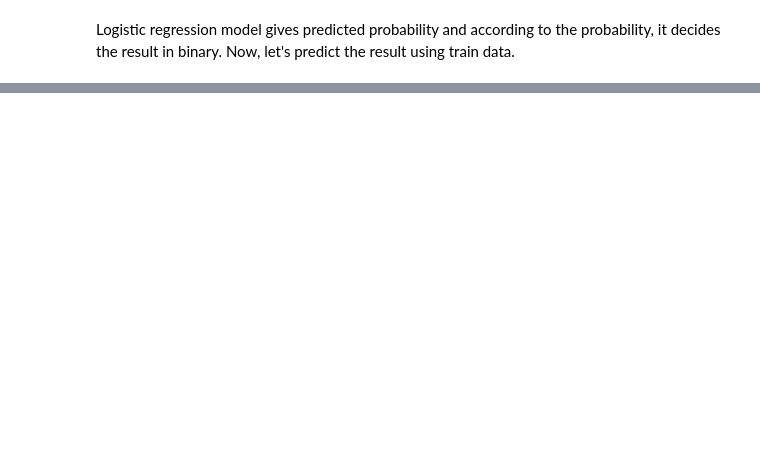
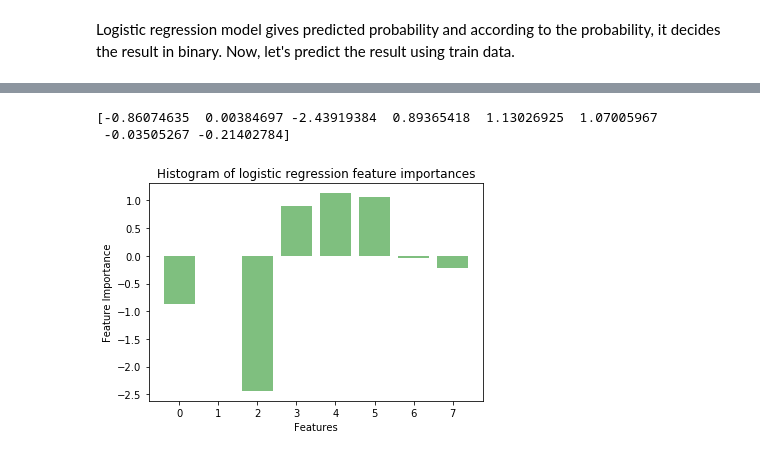
Before and after one commit to munachisonwadike/decision_trees_pg, a Jupyter notebook: titanic_decision_tree.ipynb, the cells around one changed output, grey strips where cells are left out. Saved outputs shown, nothing was run; the diff lists cells and outputs as text; code cells hidden in the pictures; blank space fills up the shorter version.

```diff
--- a/titanic_decision_tree.ipynb
+++ b/titanic_decision_tree.ipynb
@@ -640,0 +836,20 @@ print(summary)
+# %%
+from matplotlib import pyplot as plt
+
+print(np.array(clf_lr.coef_[0]))
+
+bins = tuple(np.arange(len(clf_lr.coef_[0])))
+y_pos = np.arange(len(bins))
+feature_importance = np.array(clf_lr.coef_[0])
+
+plt.bar(y_pos, feature_importance, align='center', alpha=0.5, color='g')
+plt.xticks(y_pos, bins)
+plt.xlabel('Features')
+plt.ylabel('Feature Importance')
+plt.title('Histogram of logistic regression feature importances')
+
+plt.show()
+# %% [output]
+[-0.86074635  0.00384697 -2.43919384  0.89365418  1.13026925  1.07005967
+ -0.03505267 -0.21402784]
+[figure, added]
```
Also changed, not shown: parts of 124 cells of this notebook.
